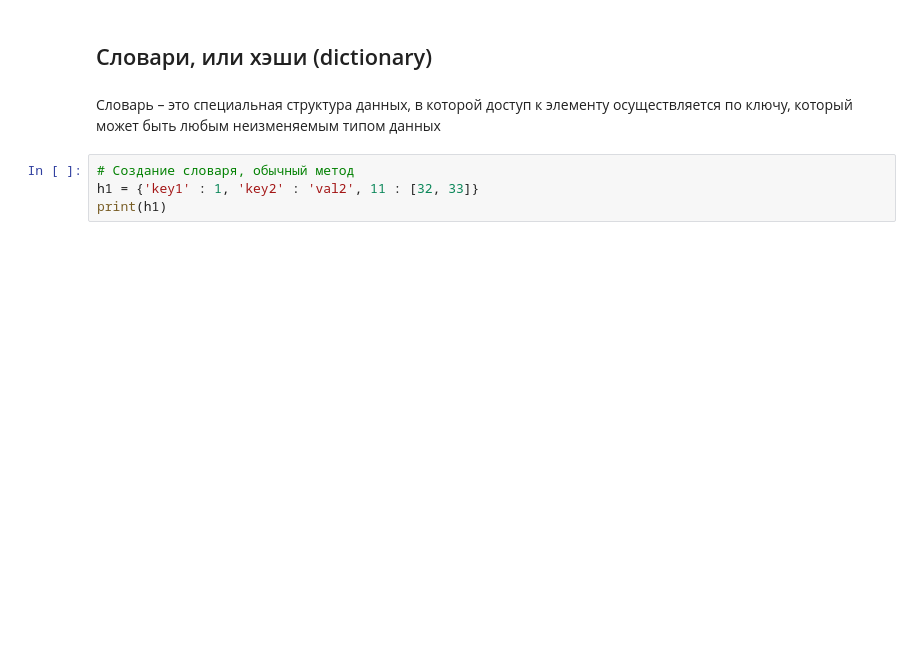
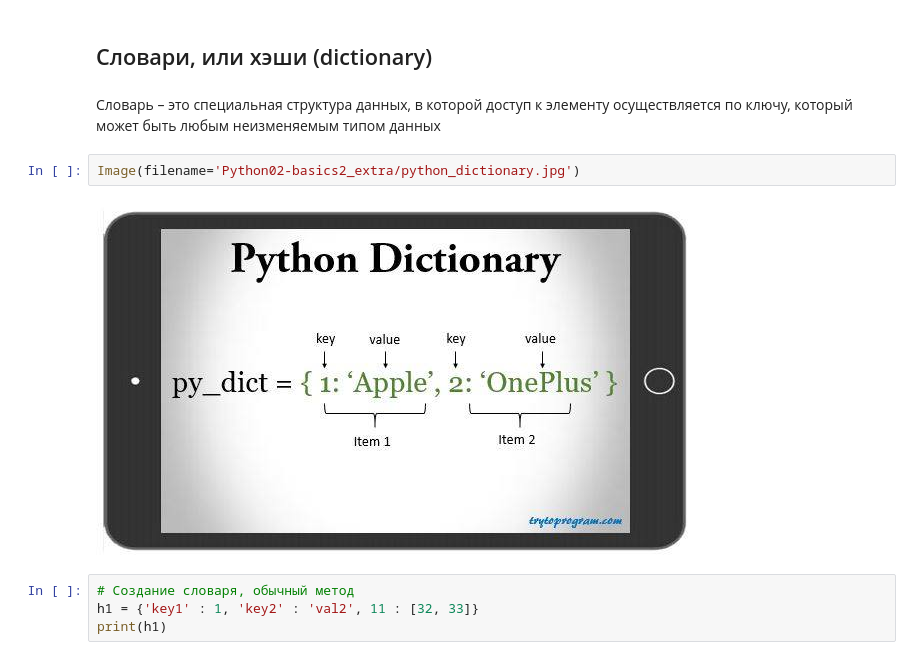
Before and after one commit to mlcoursemm/py2020autumn, a Jupyter notebook: lectures/Python02-basics2.ipynb, the cells around one changed output. Saved outputs shown, nothing was run; the diff lists cells and outputs as text; blank space fills up the shorter version.

Commit message:
Python02-basics2 update: hometask, paths

```diff
--- a/lectures/Python02-basics2.ipynb
+++ b/lectures/Python02-basics2.ipynb
@@ -316,6 +316,10 @@ timeit({3.14, 2, 'this is a string', None})
 ## Словари, или хэши (dictionary)
 # %% [markdown]
 Словарь – это специальная структура данных, в которой доступ к элементу осуществляется по ключу, который может быть любым неизменяемым типом данных
+# %%
+Image(filename='Python02-basics2_extra/python_dictionary.jpg')
+# %% [output]
+[figure, added]
 # %%
 # Создание словаря, обычный метод
 h1 = {'key1' : 1, 'key2' : 'val2', 11 : [32, 33]}
```
Also changed, not shown: parts of 14 cells of this notebook, 1 other file.
